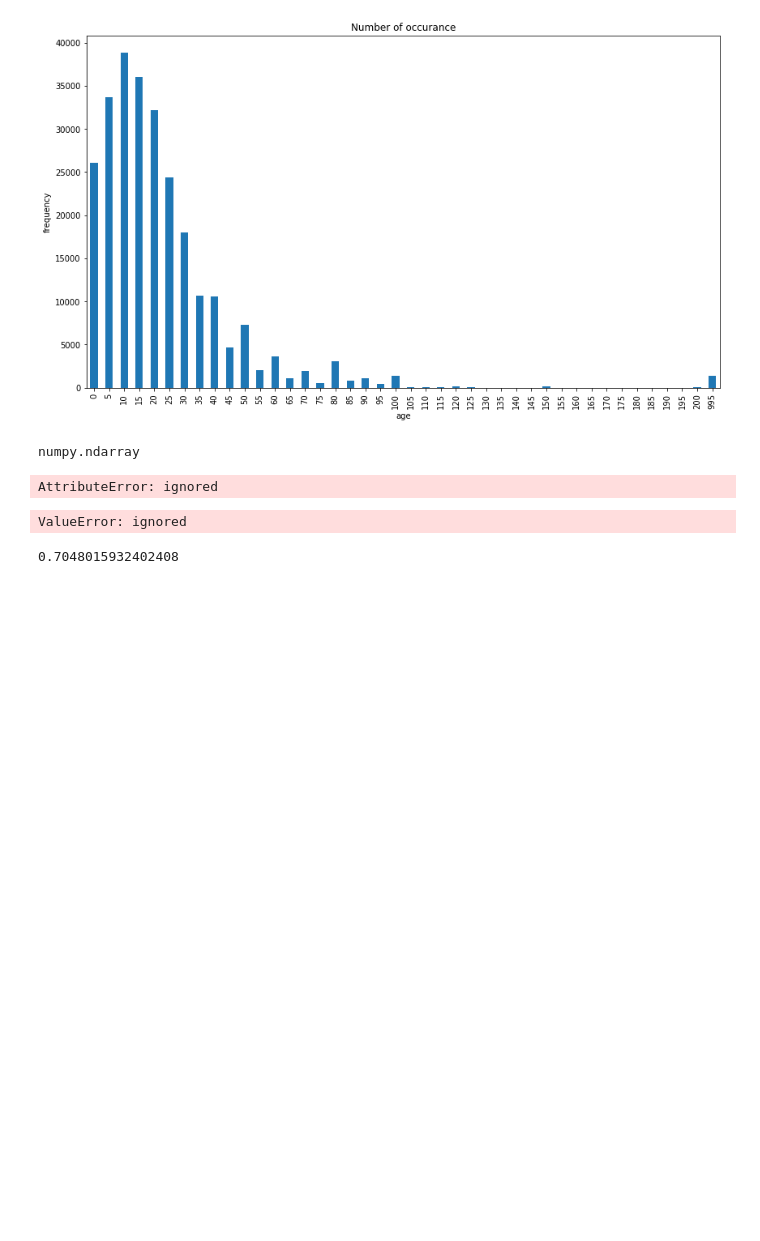
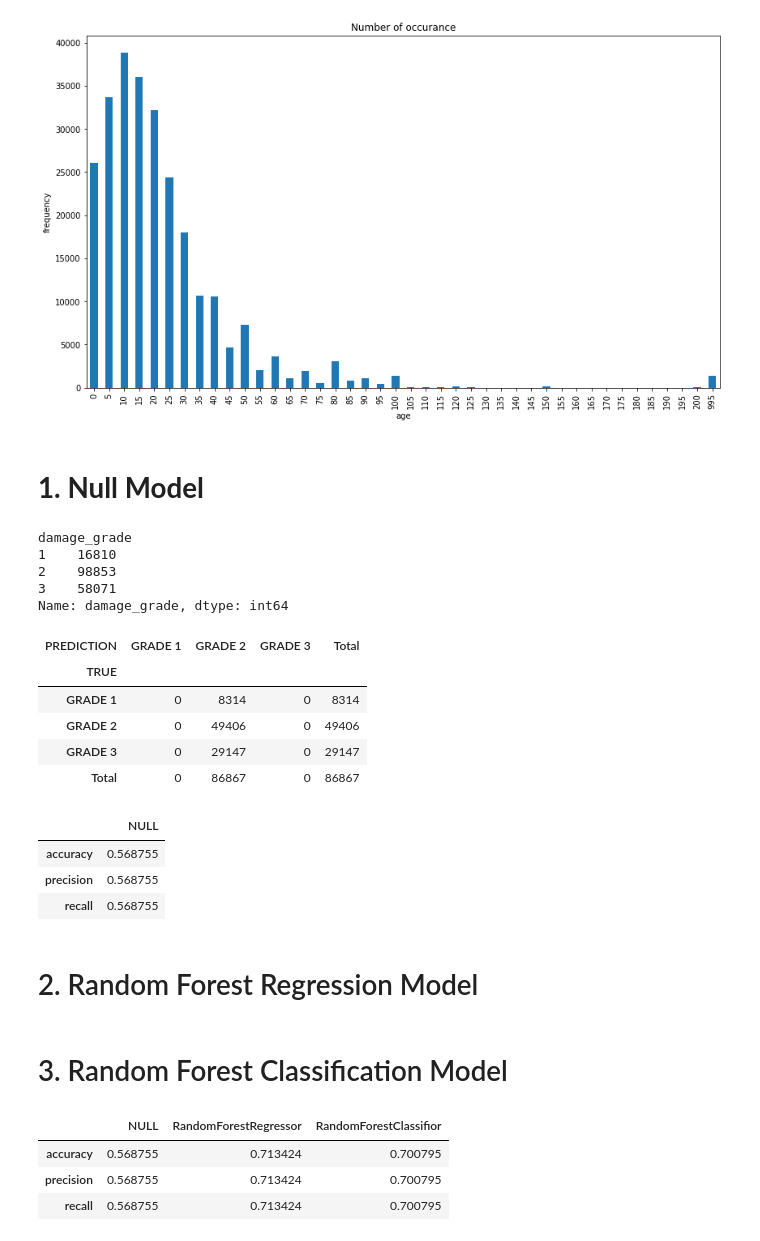
Before and after one commit to namanjn1988/EarthQuakeDamage, a Jupyter notebook: EarthQuakePrediction.ipynb, the cells around one changed output. Saved outputs shown, nothing was run; the diff lists cells and outputs as text; code cells hidden in the pictures; blank space fills up the shorter version.

```diff
--- a/EarthQuakePrediction.ipynb
+++ b/EarthQuakePrediction.ipynb
@@ -241,16 +125,12 @@ y= dataset[target_name]
 from sklearn.model_selection import train_test_split
 X_train, X_test, y_train, y_test = train_test_split(X, y, test_size = 1/3, random_state = 0)
 # %%
-def CMatric(CM, labels=['GRADE1','GRADE2','GRADE3']):
-	df = pd.Dataframe(data=CM, index=lables, columns=lables)
+def CMatric(CM, lables=['GRADE 1','GRADE 2','GRADE 3']):
+	df = pd.DataFrame(data=CM, index=lables, columns=lables)
 	df.index.name='TRUE'
 	df.columns.name='PREDICTION'
 	df.loc['Total'] = df.sum()
-	df['Total'] = df.dum(axis=1)
+	df['Total'] = df.sum(axis=1)
 	return df
 # %%
-metrics = pd.DataFrame(index=['accuracy','precision','recall'], columns=['NULL','LogisticReg','ClassTree','NaiveBayes'])
+metrics = pd.DataFrame(index=['accuracy','precision','recall'], columns= ['NULL'])
-# %%
-type(X)
-# %% [output]
-numpy.ndarray
@@ -257,13 +147,38 @@ numpy.ndarray
+# %% [markdown]
+# **1. Null Model**
+# %%
+y_train.groupby(y_train).count()
+# %% [output]
+damage_grade
+1    16810
+2    98853
+3    58071
+Name: damage_grade, dtype: int64
 # %%
-y_pred_test = np.repeat(y_train.value.count().idmax(),y_test.size)
-metrics.loc['accuracy','NULL'] = accuracy_score(y_pred=y_pred_test, y_true=y_test)
-metrics.loc['precision','NULL'] = precision_score(y_pred=y_pred_test, y_true=y_test)
-metrics.loc['recall','NULL'] = recall_score(y_pred=y_pred_test, y_true=y_test)
+# 2 came from above output as it is most frequent damage grade.
+y_pred = np.repeat(2,y_test.size)
+metrics.loc['accuracy','NULL'] = accuracy_score(y_pred=y_pred, y_true=y_test)
+metrics.loc['precision','NULL'] = precision_score(y_pred=y_pred, y_true=y_test,average='micro')
+metrics.loc['recall','NULL'] = recall_score(y_pred=y_pred, y_true=y_test, average='micro')
 
-CM = confusion_matrix(y_pred=y_pred_test, y_true=y_test)
-CMatrix(CM)
+CM = confusion_matrix(y_pred=y_pred, y_true=y_test)
+CMatric(CM)
 # %% [output]
-AttributeError: ignored
+| PREDICTION | GRADE 1 | GRADE 2 | GRADE 3 | Total |
+| TRUE |  |  |  |  |
+| GRADE 1 | 0 | 8314 | 0 | 8314 |
+| GRADE 2 | 0 | 49406 | 0 | 49406 |
+| GRADE 3 | 0 | 29147 | 0 | 29147 |
+| Total | 0 | 86867 | 0 | 86867 |
+# %%
+metrics
+# %% [output]
+|  | NULL |
+| accuracy | 0.568755 |
+| precision | 0.568755 |
+| recall | 0.568755 |
+# %% [markdown]
+# 2. Random Forest Regression Model
 # %%
 # Fitting Random Forest Regression to the dataset
 from sklearn.ensemble import RandomForestRegressor
@@ -272,18 +187,3 @@ regressor.fit(X_train, y_train)
 
 # Predicting a new result
 y_pred = np.round(regressor.predict(X_test))
-# %%
-y_pred_test = np.round(regressor.predict(X_test))
-metrics.loc['accuracy','NULL'] = accuracy_score(y_pred=y_pred_test, y_true=y_test)
-metrics.loc['precision','NULL'] = precision_score(y_pred=y_pred_test, y_true=y_test)
-metrics.loc['recall','NULL'] = recall_score(y_pred=y_pred_test, y_true=y_test)
-
-CM = confusion_matrix(y_pred=y_pred_test, y_true=y_test)
-CMatrix(CM)
-# %% [output]
-ValueError: ignored
-# %%
-from sklearn.metrics import f1_score
-f1_score(y_test, y_pred,  average='micro')
-# %% [output]
-0.7048015932402408
@@ -289,0 +192,2 @@ f1_score(y_test, y_pred,  average='micro')
+# %% [markdown]
+# 3. Random Forest Classification Model
@@ -289,0 +204,7 @@ f1_score(y_test, y_pred,  average='micro')
+# %%
+metrics
+# %% [output]
+|  | NULL | RandomForestRegressor | RandomForestClassifior |
+| accuracy | 0.568755 | 0.713424 | 0.700795 |
+| precision | 0.568755 | 0.713424 | 0.700795 |
+| recall | 0.568755 | 0.713424 | 0.700795 |
```
Also changed, not shown: parts of 19 cells of this notebook.
